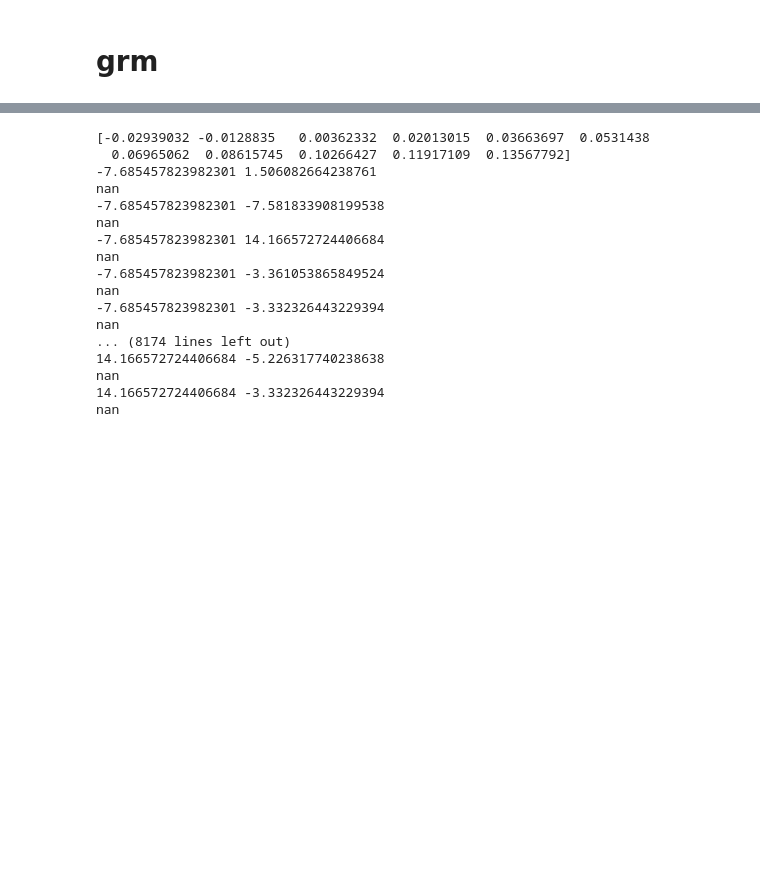
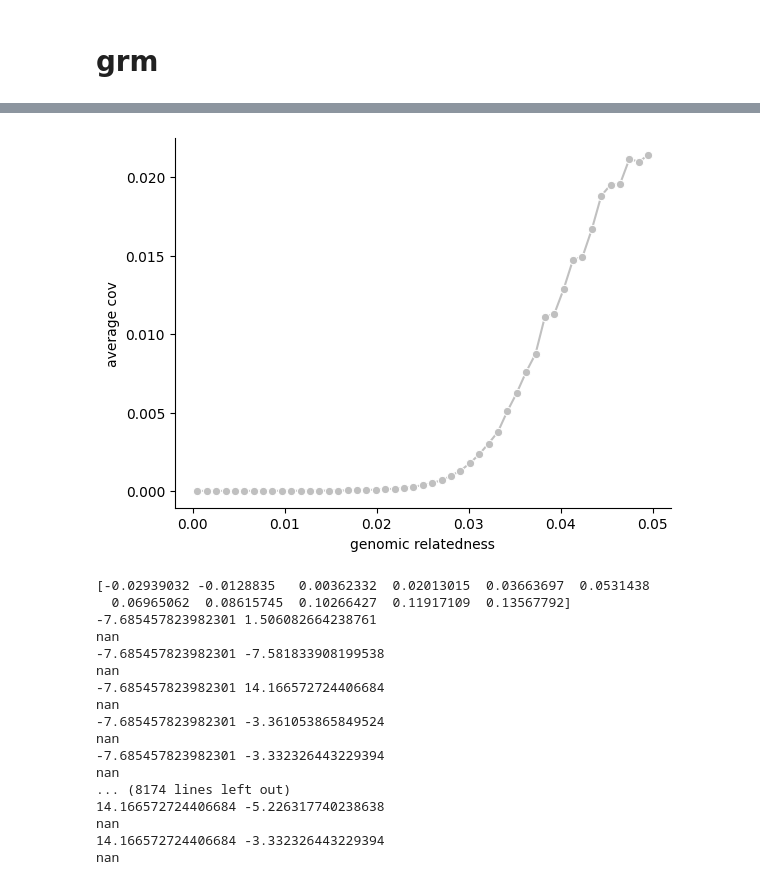
Before and after one commit to christacaggiano/heritability, a Jupyter notebook: gcta.ipynb, the cells around one changed output, grey strips where cells are left out. Cells and saved outputs as stored; diff of their text form; code cells hidden in the pictures; blank space fills up the shorter version.

```diff
--- a/gcta.ipynb
+++ b/gcta.ipynb
@@ -114 +135,23 @@ bmi[["IID", "bmi"]].replace({np.nan:0}).to_csv("bmi_sample.txt", sep="\t", index
+# %%
+bins = np.linspace(0, 0.05, 50)
+# %%
+corr = []
+for i in range(0, len(bins)-1):
+    start_bin = bins[i]
+    end_bin = bins[i+1]
+    b = df_flattened[(df_flattened["relatedness_score"] >= start_bin) & (df_flattened["relatedness_score"] < end_bin)]
+    if len(b) > 2:
+        corr.append(np.cov(b["bmi_sample_i"], b["bmi_sample_j"])[0][0]/len(b))
+#         corr.append(pearsonr(b["bmi_sample_i"], b["bmi_sample_j"])[0])
+    else:
+        corr.append(np.nan)
+# %%
+midbins = 0.5 * (bins[:-1] + bins[1:])
+sns.lineplot(x=midbins, y=corr, color=palette[5], marker="o")
+plt.xlabel("genomic relatedness")
+plt.ylabel("average cov")
+sns.despine()
+plt.show()
+# %% [output]
+[figure, added]
 # %%
```
Also changed, not shown: parts of 28 cells of this notebook, 2 other files.
